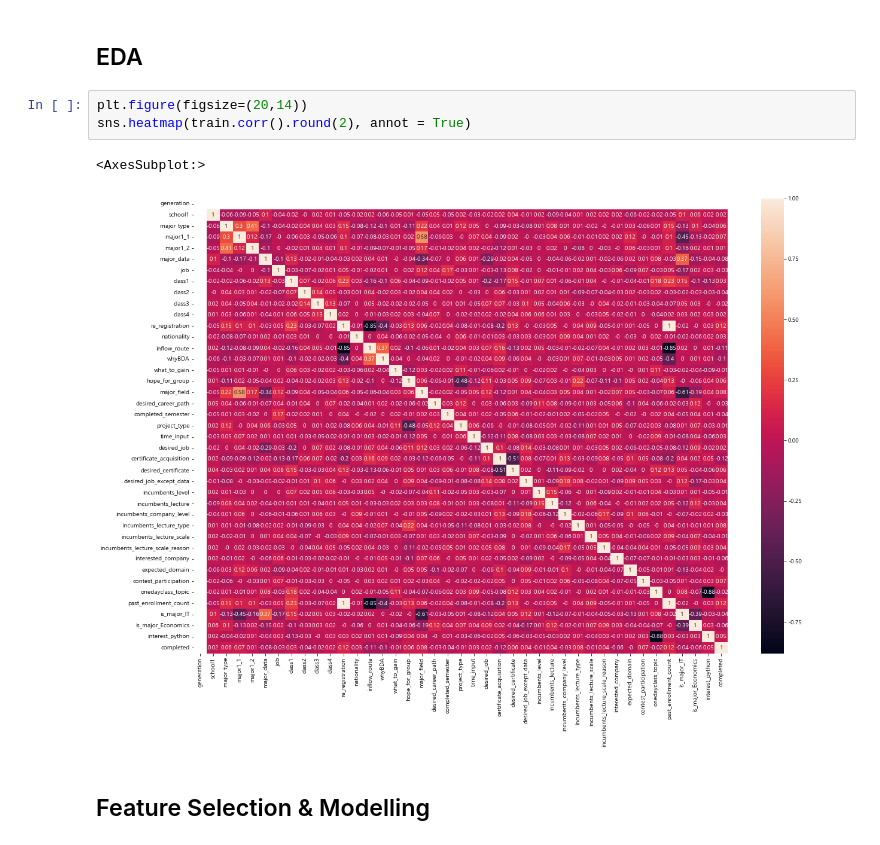
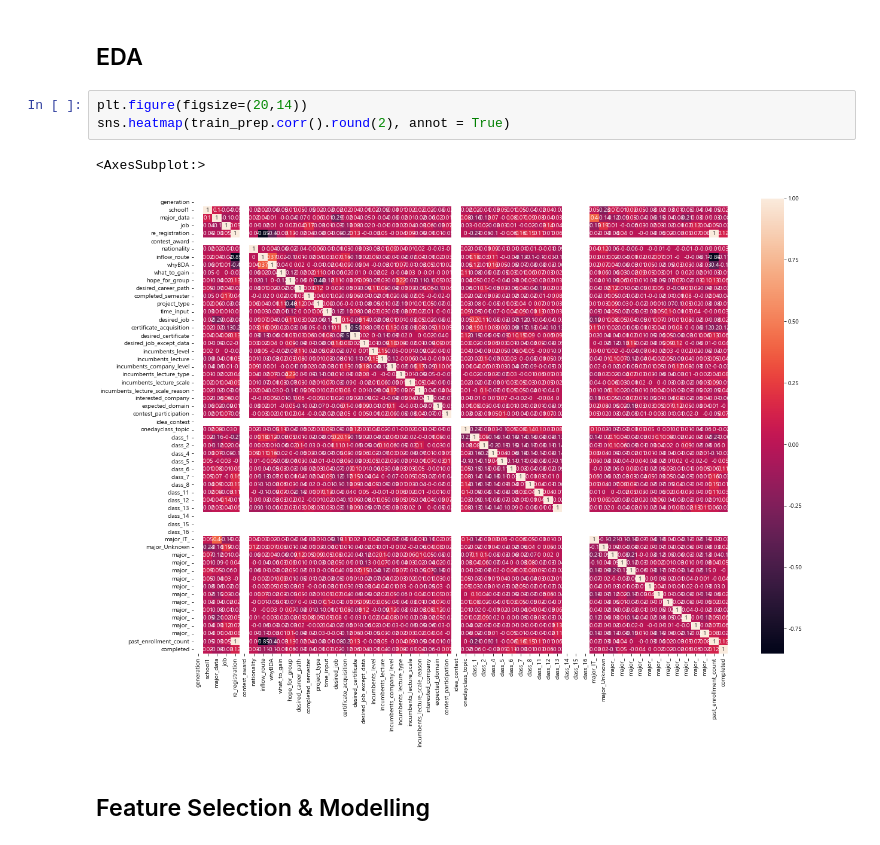
Before and after one commit to g1fted13/DACON_BDA_2nd, a Jupyter notebook: open/baseline.ipynb, the cells around one changed output. Cells and saved outputs as stored; diff of their text form.

```diff
--- a/open/baseline.ipynb
+++ b/open/baseline.ipynb
@@ -235,10 +267,10 @@ Train Shape: (748, 41)
 ## EDA
 # %%
 plt.figure(figsize=(20,14))
-sns.heatmap(train.corr().round(2), annot = True)
+sns.heatmap(train_prep.corr().round(2), annot = True)
 # %% [output]
 <AxesSubplot:>
-[figure, old version]
+[figure, new version]
 # %% [markdown]
 ## Feature Selection & Modelling
 # %%
```
Also changed, not shown: parts of 5 cells of this notebook.
